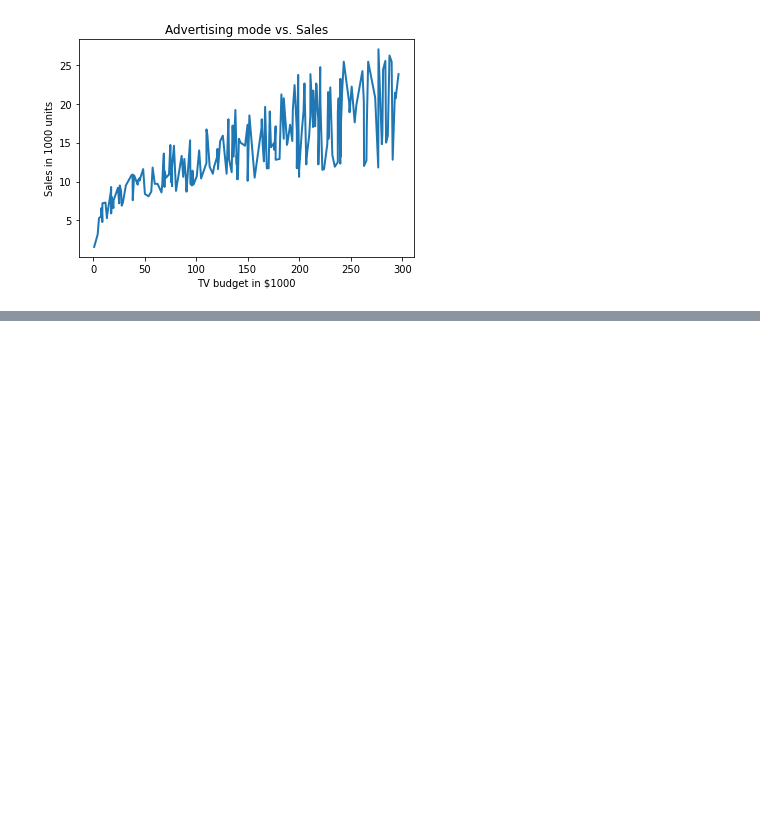
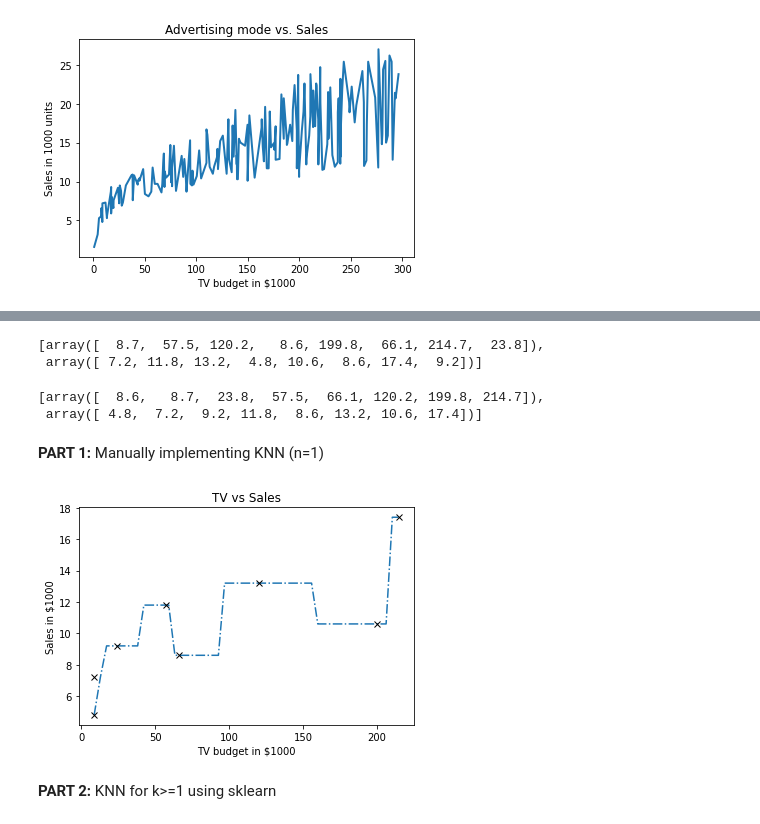
Before and after one commit to gspandhana/MachineLearning, a Jupyter notebook: project1.ipynb, the cells around one changed output, grey strips where cells are left out. Cells and saved outputs as stored; diff of their text form; code cells hidden in the pictures; blank space fills up the shorter version.

```diff
--- a/project1.ipynb
+++ b/project1.ipynb
@@ -84,0 +91,67 @@ plt.title("Advertising mode vs. Sales");
+# %%
+# Get a subset of the data i.e. rows 5 to 13
+# Use the TV column as the predictor
+x_true = df.TV.iloc[5:13]
+
+# Use the Sales column as the response
+y_true = df.sales.iloc[5:13]
+[x_true.values, y_true.values]
+# %% [output]
+[array([  8.7,  57.5, 120.2,   8.6, 199.8,  66.1, 214.7,  23.8]),
+ array([ 7.2, 11.8, 13.2,  4.8, 10.6,  8.6, 17.4,  9.2])]
+# %%
+# Sort the data to get indices ordered from lowest to highest TV values
+idx = np.argsort(x_true.values)
+
+# Get the predictor data in the order given by idx above
+x_true  = x_true.iloc[idx].values
+
+# Get the response data in the order given by idx above
+y_true  = y_true.iloc[idx].values
+
+[x_true, y_true]
+# %% [output]
+[array([  8.6,   8.7,  23.8,  57.5,  66.1, 120.2, 199.8, 214.7]),
+ array([ 4.8,  7.2,  9.2, 11.8,  8.6, 13.2, 10.6, 17.4])]
+# %% [markdown]
+**PART 1:** Manually implementing KNN (n=1)
+# %%
+# Define a function that finds the index of the nearest neighbor
+# and returns the value of the nearest neighbor.
+# Note that this is just for k = 1 where the distance function is
+# simply the absolute value.
+
+def find_nearest(array,value):
+
+    # Hint: To find idx, use .idxmin() function on the series
+    idx = pd.Series(np.abs(array-value)).idxmin()
+
+    # Return the nearest neighbor index and value
+    return idx, array[idx]
+# %%
+# Create some synthetic x-values (might not be in the actual dataset)
+x = np.linspace(np.min(x_true), np.max(x_true))
+
+# Initialize the y-values for the length of the synthetic x-values to zero
+y = np.zeros((len(x)))
+# %%
+# Apply the KNN algorithm to predict the y-value for the given x value
+for i, xi in enumerate(x):
+
+    # Get the Sales values closest to the given x value
+    y[i] = y_true[find_nearest(x_true, xi )[0]]
+# %%
+# Plot the synthetic data along with the predictions
+plt.plot(x, y, '-.')
+
+# Plot the original data using black x's.
+plt.plot(x_true, y_true, 'kx')
+
+# Set the title and axis labels
+plt.title('TV vs Sales')
+plt.xlabel('TV budget in $1000')
+plt.ylabel('Sales in $1000');
+# %% [output]
+[figure, added]
+# %% [markdown]
+**PART 2:** KNN for k>=1 using sklearn
```
Also changed, not shown: parts of 5 cells of this notebook.
